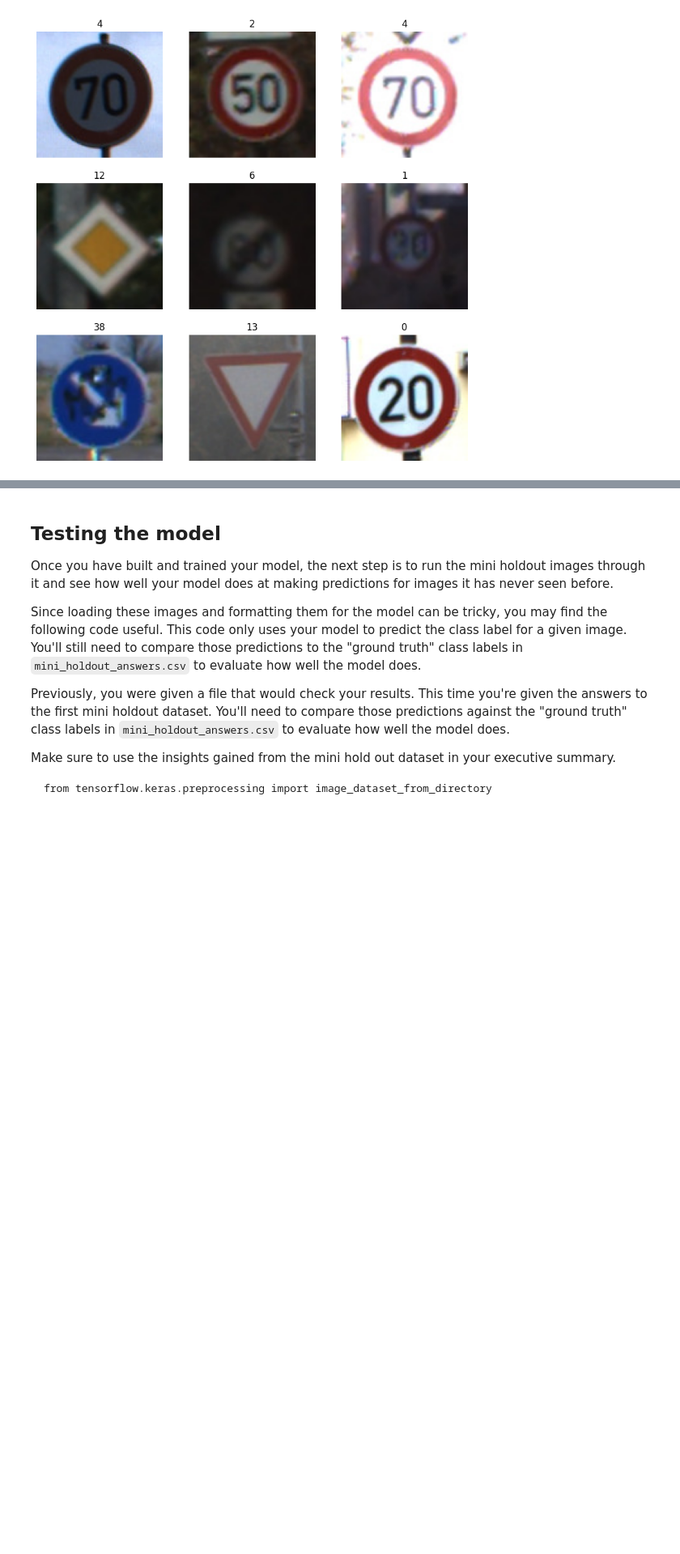
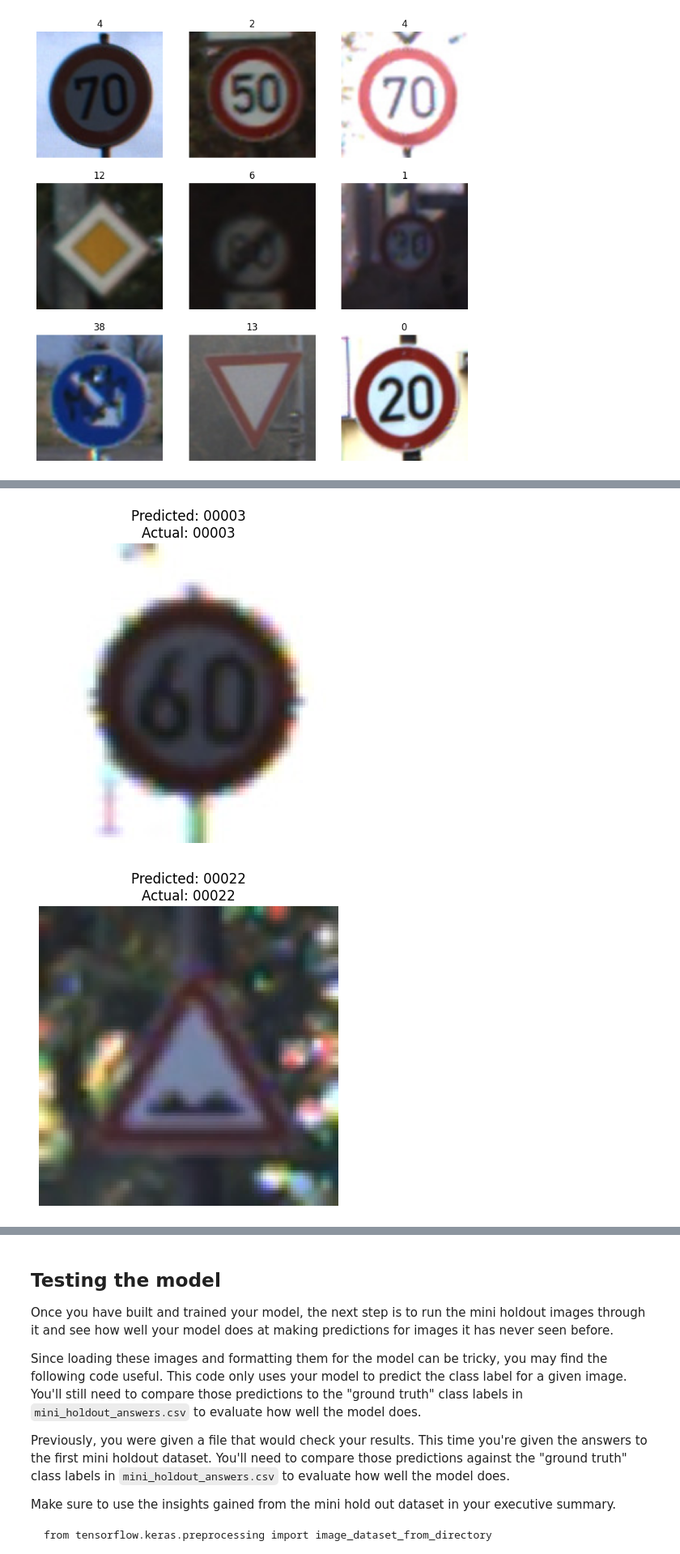
Before and after one commit to mickeyrahm/Portfolio, a Jupyter notebook: notebooks/starter_signs_v2.ipynb, the cells around one changed output, grey strips where cells are left out. Shown at 81% size. Saved outputs shown, nothing was run; the diff lists cells and outputs as text; code cells hidden in the pictures; blank space fills up the shorter version.

```diff
--- a/notebooks/starter_signs_v2.ipynb
+++ b/notebooks/starter_signs_v2.ipynb
@@ -123,62 +116,52 @@ plt.show()
 import numpy as np
 import matplotlib.pyplot as plt
 from tensorflow.keras.models import Sequential
-from tensorflow.keras.layers import Input, Conv2D, MaxPooling2D, Flatten, Dense, Dropout
+from tensorflow.keras.layers import Conv2D, MaxPooling2D, Dropout, Flatten, Dense
 from tensorflow.keras.callbacks import EarlyStopping
-from keras_tuner import RandomSearch
+from tensorflow.keras.optimizers import Adam
 from sklearn.metrics import classification_report, f1_score, recall_score, precision_score
-from tensorflow.keras.optimizers import Adam
 
-# Define the model building function
-def build_model(hp):
+# Define the model
+def build_best_model():
     model = Sequential()
-    model.add(Input(shape=(100, 100, 3)))
 
-    model.add(Conv2D(filters=hp.Int('conv1_filters', min_value=32, max_value=128, step=32),
-                     kernel_size=(3, 3), activation='relu'))
-    model.add(MaxPooling2D(2, 2))
+    # First Conv block
+    model.add(Conv2D(filters=32, kernel_size=(5, 5), activation='relu', input_shape=(100, 100, 3)))
+    model.add(Conv2D(filters=32, kernel_size=(5, 5), activation='relu'))
+    model.add(MaxPooling2D(pool_size=(2, 2)))
+    model.add(Dropout(rate=0.25))
 
-    model.add(Conv2D(filters=hp.Int('conv2_filters', min_value=32, max_value=128, step=32),
-                     kernel_size=(3, 3), activation='relu'))
-    model.add(MaxPooling2D(2, 2))
+    # Second Conv block
+    model.add(Conv2D(filters=64, kernel_size=(3, 3), activation='relu'))
+    model.add(Conv2D(filters=64, kernel_size=(3, 3), activation='relu'))
+    model.add(MaxPooling2D(pool_size=(2, 2)))
+    model.add(Dropout(rate=0.25))
 
+    # Fully connected layers
     model.add(Flatten())
-
-    model.add(Dense(units=hp.Int('dense_units', min_value=64, max_value=256, step=64), activation='relu'))
-    model.add(Dropout(rate=hp.Float('dropout_rate', min_value=0.0, max_value=0.5, step=0.1)))
-
-    model.add(Dense(len(train_generator.class_indices), activation='softmax'))
+    model.add(Dense(512, activation='relu'))
+    model.add(Dropout(rate=0.5))
+    model.add(Dense(43, activation='softmax'))
 
     model.compile(
+        loss='sparse_categorical_crossentropy',
         optimizer=Adam(learning_rate=0.001),
-        loss='sparse_categorical_crossentropy',
         metrics=['accuracy']
     )
 
     return model
 
-# Set up tuner
-tuner = RandomSearch(
-    build_model,
-    objective='val_accuracy',
-    max_trials=5,
-    executions_per_trial=1,
-    overwrite=True,
-    directory='my_tuner',
-    project_name='image_classification_tuning'
-)
+# Build and train the model
+best_model = build_best_model()
 
-# Early stopping callback
 early_stop = EarlyStopping(monitor='val_accuracy', patience=3, restore_best_weights=True)
 
-# Run the search
-tuner.search(train_generator,
-             validation_data=validation_generator,
-             epochs=10,
-             callbacks=[early_stop])
-
-# Get best model
-best_model = tuner.get_best_models(num_models=1)[0]
+history = best_model.fit(
+    train_generator,
+    validation_data=validation_generator,
+    epochs=50,
+    callbacks=[early_stop]
+)
 
 # Predict on the full validation set
 all_preds = []
@@ -199,7 +182,7 @@ all_labels = np.array(all_labels)
 idx_to_class = {v: k for k, v in train_generator.class_indices.items()}
 
 # Classification metrics
-print(classification_report(all_labels, all_preds, target_names=list(train_generator.class_indices.keys())))
+print(classification_report(all_labels, all_preds, target_names=list(idx_to_class.values())))
 
 f1 = f1_score(all_labels, all_preds, average='weighted')
 recall = recall_score(all_labels, all_preds, average='weighted')
@@ -240,0 +224,2 @@ KeyboardInterrupt:
+[figure, added]
+[figure, added]
```
Also changed, not shown: parts of 2 cells of this notebook.
